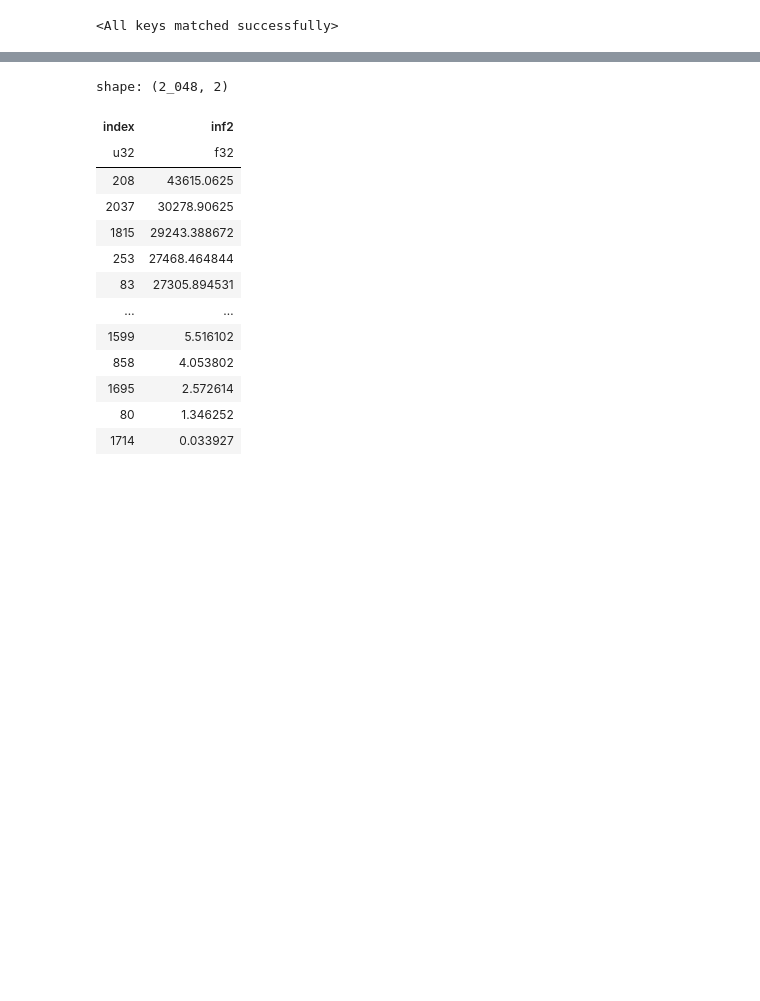
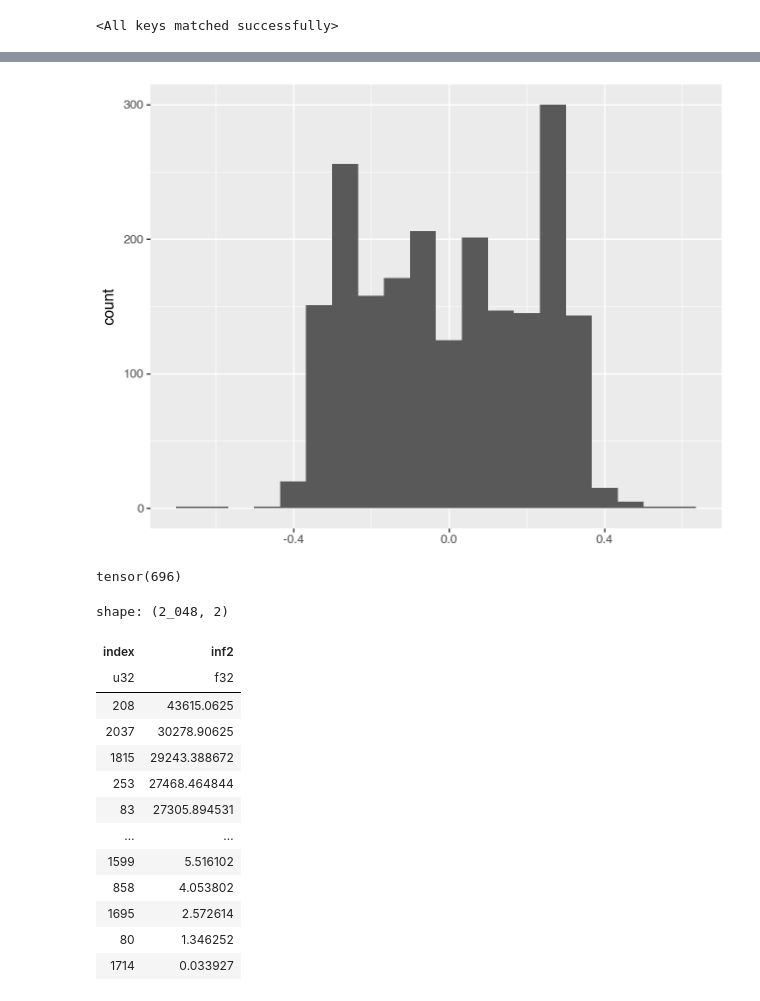
Before and after one commit to dashstander/deep-parity, a Jupyter notebook: one_layer_model.ipynb, the cells around one changed output, grey strips where cells are left out. Cells and saved outputs as stored; diff of their text form; code cells hidden in the pictures; blank space fills up the shorter version.

```diff
--- a/one_layer_model.ipynb
+++ b/one_layer_model.ipynb
@@ -99,3 +117,11 @@ l1_ft = fourier_transform(l1_outs.T).T
+# %%
+qplot(model.linear.bias.detach().numpy()) + geom_histogram()
+# %% [output]
+[figure, added]
+# %%
+((torch.sign(model.unembed.weight[0].detach()) * w_parity_bias_agree) == 1).sum()
+# %% [output]
+tensor(696)
 # %%
 l1_ft_df = pl.concat([boolean_cube_df, pl.DataFrame(l1_ft.detach().numpy(), schema=[str(i) for i in range(2048)])], how='horizontal')
 l1_ft_df = l1_ft_df.lazy()
```
Also changed, not shown: parts of 10 cells of this notebook, 3 other files.
